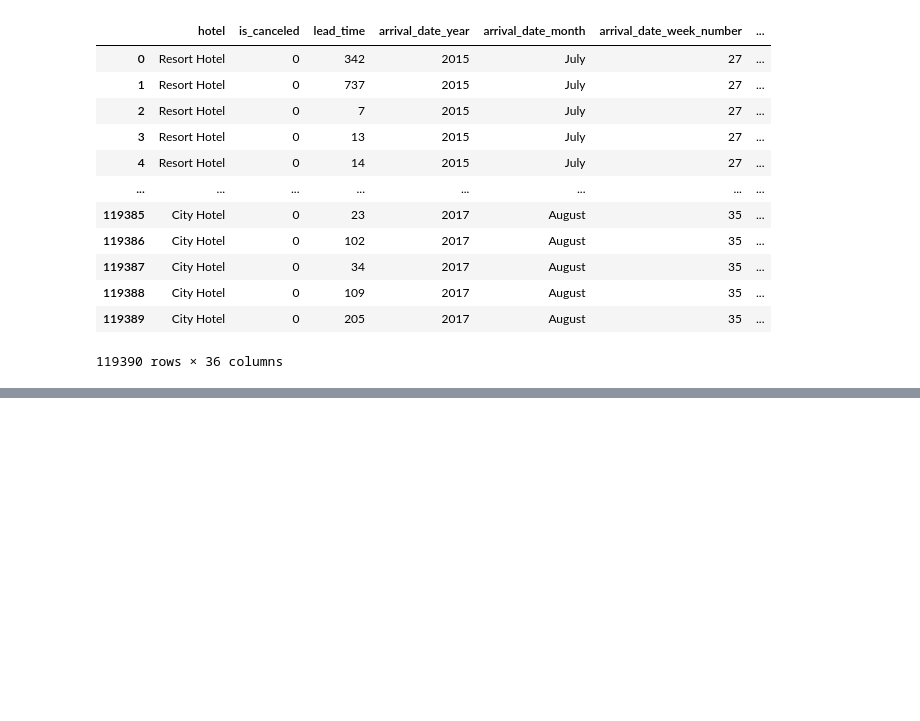
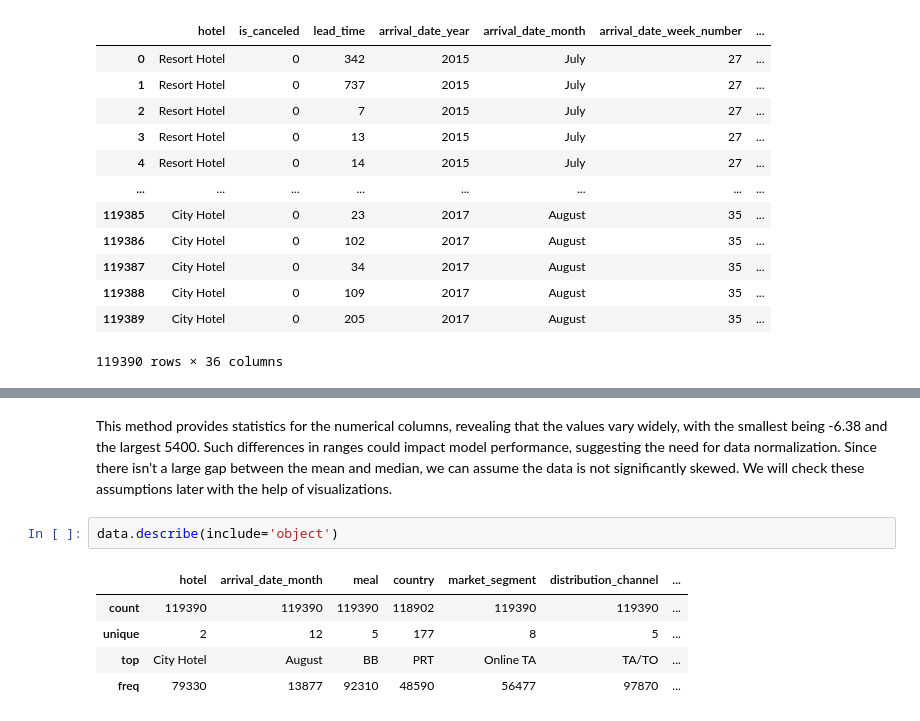
Before and after one commit to beatrizmsa/booking-cancellation-predictor, a Jupyter notebook: notebook.ipynb, the cells around one changed output, grey strips where cells are left out. Cells and saved outputs as stored; diff of their text form; blank space fills up the shorter version.

```diff
--- a/notebook.ipynb
+++ b/notebook.ipynb
@@ -27,0 +66,12 @@ data
+# %% [markdown]
+This method provides statistics for the numerical columns, revealing that the values vary widely, with the smallest being -6.38 and the largest 5400. Such differences in ranges could impact model performance, suggesting the need for data normalization.
+Since there isn’t a large gap between the mean and median, we can assume the data is not significantly skewed.
+We will check these assumptions later with the help of visualizations.
+# %%
+data.describe(include='object')
+# %% [output]
+|  | hotel | arrival_date_month | meal | country | market_segment | distribution_channel | ... |
+| count | 119390 | 119390 | 119390 | 118902 | 119390 | 119390 | ... |
+| unique | 2 | 12 | 5 | 177 | 8 | 5 | ... |
+| top | City Hotel | August | BB | PRT | Online TA | TA/TO | ... |
+| freq | 79330 | 13877 | 92310 | 48590 | 56477 | 97870 | ... |
```
Also changed, not shown: parts of 16 cells of this notebook, 2 other files.
